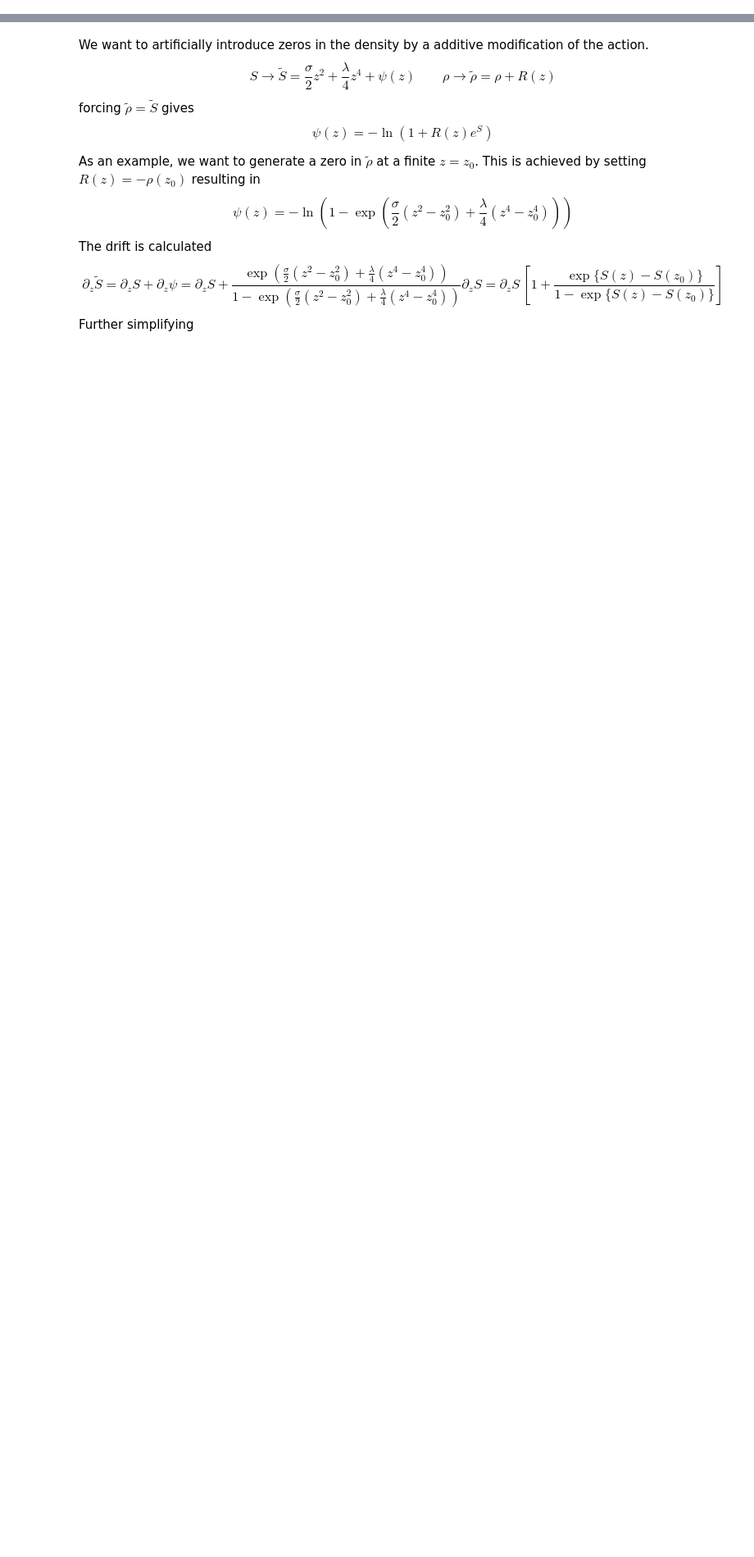
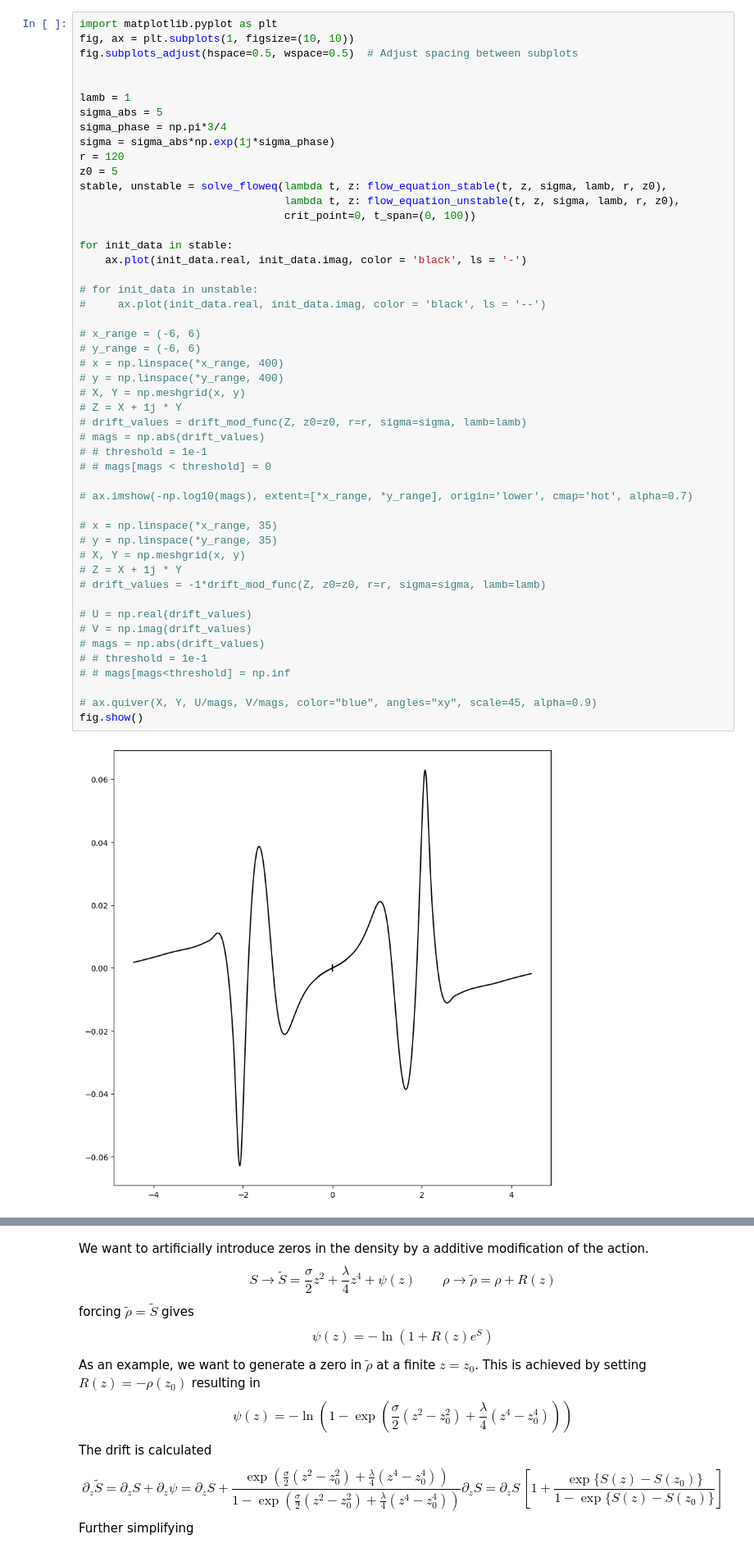
Before and after one commit to FabianHelmberger/Master_project, a Jupyter notebook: thimbles/modified_thimbles.ipynb, the cells around one changed output, grey strips where cells are left out. Shown at 82% size. Cells and saved outputs as stored; diff of their text form; blank space fills up the shorter version.

```diff
--- a/thimbles/modified_thimbles.ipynb
+++ b/thimbles/modified_thimbles.ipynb
@@ -0,0 +295,51 @@
+# %%
+import matplotlib.pyplot as plt
+fig, ax = plt.subplots(1, figsize=(10, 10))
+fig.subplots_adjust(hspace=0.5, wspace=0.5)  # Adjust spacing between subplots
+
+
+lamb = 1
+sigma_abs = 5
+sigma_phase = np.pi*3/4
+sigma = sigma_abs*np.exp(1j*sigma_phase)
+r = 120
+z0 = 5
+stable, unstable = solve_floweq(lambda t, z: flow_equation_stable(t, z, sigma, lamb, r, z0),
+                                lambda t, z: flow_equation_unstable(t, z, sigma, lamb, r, z0),
+                                crit_point=0, t_span=(0, 100))
+
+for init_data in stable:
+    ax.plot(init_data.real, init_data.imag, color = 'black', ls = '-')
+
+# for init_data in unstable:
+#     ax.plot(init_data.real, init_data.imag, color = 'black', ls = '--')
+
+# x_range = (-6, 6)
+# y_range = (-6, 6)
+# x = np.linspace(*x_range, 400)
+# y = np.linspace(*y_range, 400)
+# X, Y = np.meshgrid(x, y)
+# Z = X + 1j * Y
+# drift_values = drift_mod_func(Z, z0=z0, r=r, sigma=sigma, lamb=lamb)
+# mags = np.abs(drift_values)
+# # threshold = 1e-1
+# # mags[mags < threshold] = 0
+
+# ax.imshow(-np.log10(mags), extent=[*x_range, *y_range], origin='lower', cmap='hot', alpha=0.7)
+
+# x = np.linspace(*x_range, 35)
+# y = np.linspace(*y_range, 35)
+# X, Y = np.meshgrid(x, y)
+# Z = X + 1j * Y
+# drift_values = -1*drift_mod_func(Z, z0=z0, r=r, sigma=sigma, lamb=lamb)
+
+# U = np.real(drift_values)
+# V = np.imag(drift_values)
+# mags = np.abs(drift_values)
+# # threshold = 1e-1
+# # mags[mags<threshold] = np.inf
+
+# ax.quiver(X, Y, U/mags, V/mags, color="blue", angles="xy", scale=45, alpha=0.9)
+fig.show()
+# %% [output]
+[figure, added]
```
Also changed, not shown: parts of 15 cells of this notebook, 30 other files.
